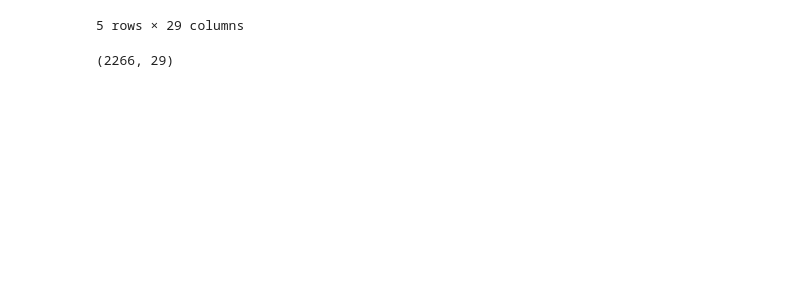
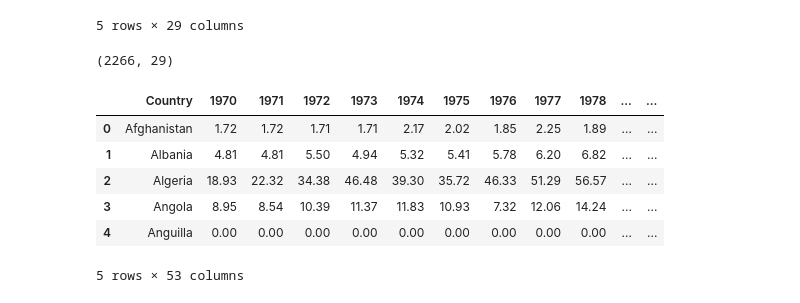
Before and after one commit to pandey7052/Greenify, a Jupyter notebook: script.ipynb, the cells around one changed output. Saved outputs shown, nothing was run; the diff lists cells and outputs as text; code cells hidden in the pictures; blank space fills up the shorter version.

```diff
--- a/script.ipynb
+++ b/script.ipynb
@@ -18,0 +42,12 @@ df.shape
+# %%
+mega = pd.read_csv('datasets/co2emission.csv')
+
+# mega.drop()
+# %% [output]
+|  | Country | 1970 | 1971 | 1972 | 1973 | 1974 | 1975 | 1976 | 1977 | 1978 | ... | ... |
+| 0 | Afghanistan | 1.72 | 1.72 | 1.71 | 1.71 | 2.17 | 2.02 | 1.85 | 2.25 | 1.89 | ... | ... |
+| 1 | Albania | 4.81 | 4.81 | 5.50 | 4.94 | 5.32 | 5.41 | 5.78 | 6.20 | 6.82 | ... | ... |
+| 2 | Algeria | 18.93 | 22.32 | 34.38 | 46.48 | 39.30 | 35.72 | 46.33 | 51.29 | 56.57 | ... | ... |
+| 3 | Angola | 8.95 | 8.54 | 10.39 | 11.37 | 11.83 | 10.93 | 7.32 | 12.06 | 14.24 | ... | ... |
+| 4 | Anguilla | 0.00 | 0.00 | 0.00 | 0.00 | 0.00 | 0.00 | 0.00 | 0.00 | 0.00 | ... | ... |
+5 rows × 53 columns
```
Also changed, not shown: parts of 6 cells of this notebook, 2 other files.
